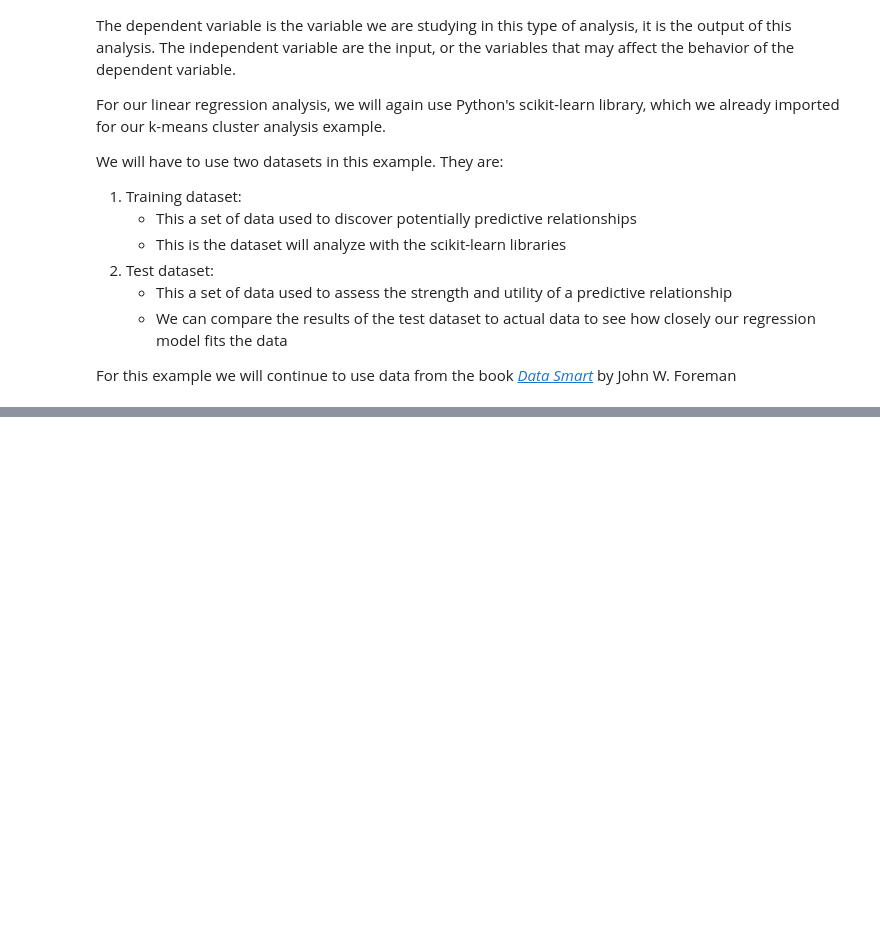
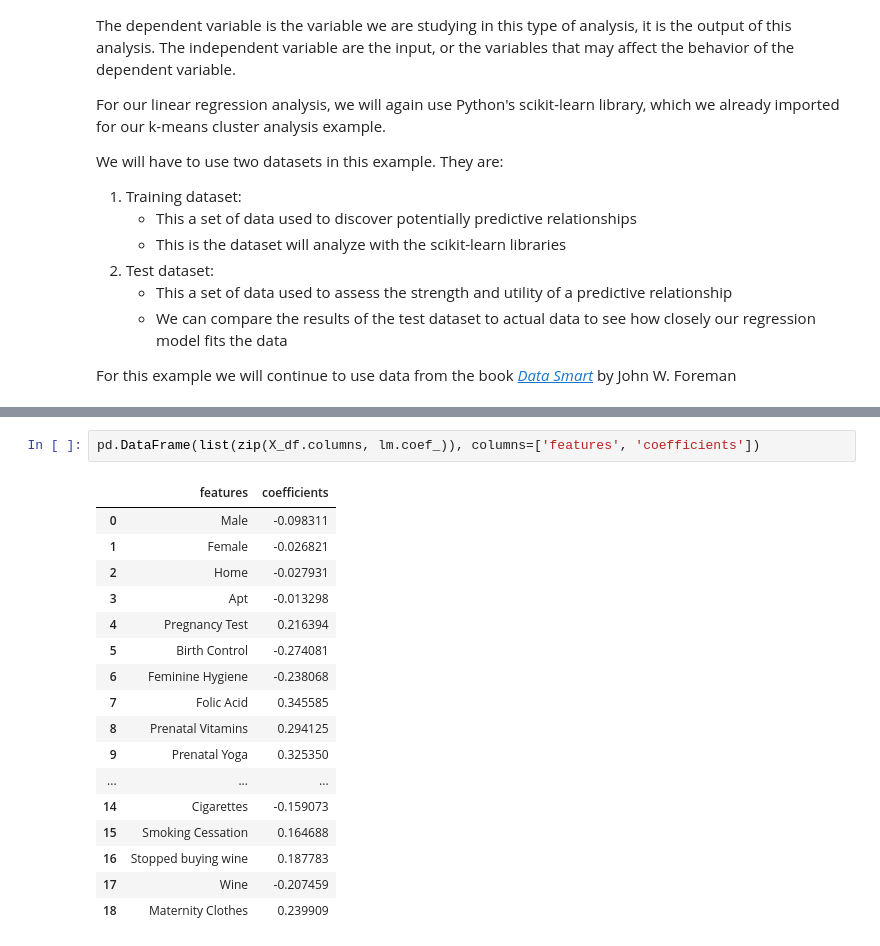
Before and after one commit to davidkrauza/business-analytics, a Jupyter notebook: unit-06/python/Unit-06-python-unit-04.ipynb, the cells around one changed output, grey strips where cells are left out. Drawn from its saved outputs; the diff is of its cells as text; blank space fills up the shorter version.

```diff
--- a/unit-06/python/Unit-06-python-unit-04.ipynb
+++ b/unit-06/python/Unit-06-python-unit-04.ipynb
@@ -254,0 +281,20 @@ For this example we will continue to use data from the book *[Data Smart](http:/
+# %%
+pd.DataFrame(list(zip(X_df.columns, lm.coef_)), columns=['features', 'coefficients'])
+# %% [output]
+|  | features | coefficients |
+| 0 | Male | -0.098311 |
+| 1 | Female | -0.026821 |
+| 2 | Home | -0.027931 |
+| 3 | Apt | -0.013298 |
+| 4 | Pregnancy Test | 0.216394 |
+| 5 | Birth Control | -0.274081 |
+| 6 | Feminine Hygiene | -0.238068 |
+| 7 | Folic Acid | 0.345585 |
+| 8 | Prenatal Vitamins | 0.294125 |
+| 9 | Prenatal Yoga | 0.325350 |
+| ... | ... | ... |
+| 14 | Cigarettes | -0.159073 |
+| 15 | Smoking Cessation | 0.164688 |
+| 16 | Stopped buying wine | 0.187783 |
+| 17 | Wine | -0.207459 |
+| 18 | Maternity Clothes | 0.239909 |
```
Also changed, not shown: parts of 6 cells of this notebook.
